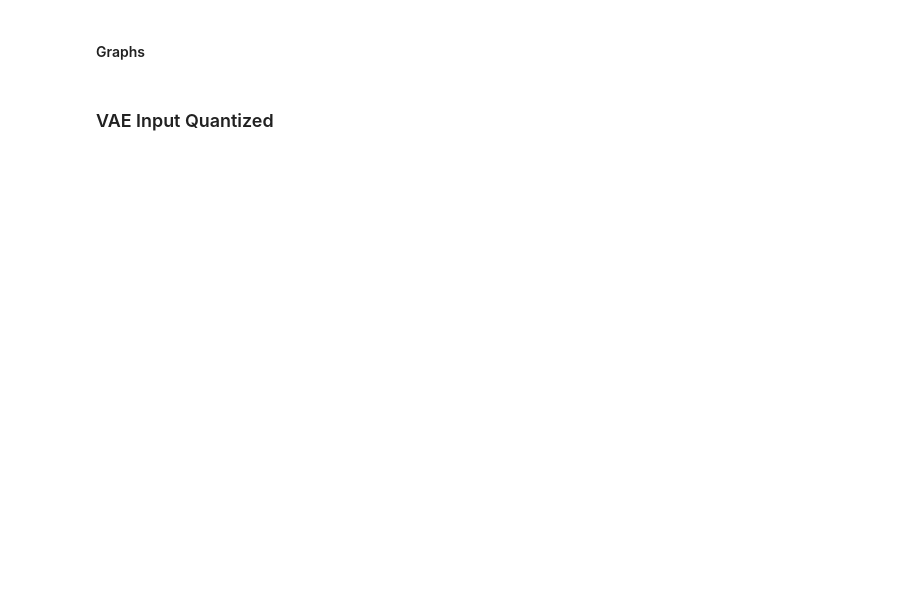
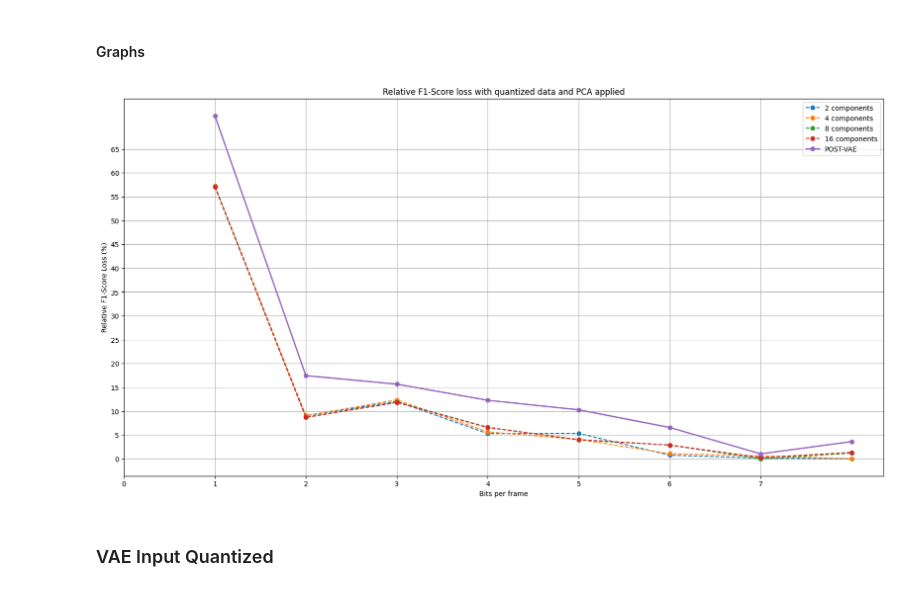
Before and after one commit to PolCeru/CSI-Compression, a Jupyter notebook: presence/VAE/VAE_PCA_compression_presence.ipynb, the cells around one changed output. Saved outputs shown, nothing was run; the diff lists cells and outputs as text; code cells hidden in the pictures; blank space fills up the shorter version.

```diff
--- a/presence/VAE/VAE_PCA_compression_presence.ipynb
+++ b/presence/VAE/VAE_PCA_compression_presence.ipynb
@@ -1984,10 +2008,9 @@ for num_levels in levels:
     test_dump_dir=os.path.join(dumps_directory, f'test/{num_levels}_lvls.pkl')
 
     # Test model
-    f1_result = results_test(train_dump_dir, test_dump_dir, num_components, num_levels)
+    f1_result = results_test(train_dump_dir, test_dump_dir, num_levels)
     results.append(
         {
-            "num_components": num_components,
             "num_levels": num_levels,
             "f1_score": f1_result
         })
@@ -2292,8 +2357,8 @@ results_df.to_csv('./results_csv/VQ/accuracy.csv', index=False)
 # %% [markdown]
 #### Bits
 # %%
-#components = [i for i in range(1, 10)] + [i for i in range (10, 20, 2)] + [i for i in range(20, 35, 5)] + [40]
-components = [2, 4, 8, 16]
+components = [i for i in range(1, 10)] + [i for i in range (10, 20, 2)] + [i for i in range(20, 35, 5)] + [40]
+#components = [2, 4, 8, 16]
 levels = [2**i for i in range(1, 9)]
 time_window = 3 #seconds
 window_size = 64 # for 3 second
@@ -2337,7 +2402,7 @@ for num_components in components:
 
         print (f"DF_QUANTIZED")
         df_test_quantized = pd.DataFrame(test_quantized, columns=['centroid_num'])
-        QT_feature, QT_frame, QT_window_feature, QT_window, QT_total = bits_needed(df_test_quantized, num_levels, verbose=True)
+        QT_feature, QT_frame, QT_window_feature, QT_window, QT_total = bits_needed(df_test_quantized, window_size, num_levels, verbose=True)
 
         #Huffman
         df_encoded_test, huffman_codes_test = apply_encoding(df_test_quantized)
@@ -2403,25 +2485,27 @@ df_VAE_f1_bits.to_csv(f'./results_csv/VQ/VAE_results.csv', index=False)
 # %%
 df_f1_bit = pd.read_csv(f'./results_csv/VQ/results.csv')
 df_VAE_f1_bits = pd.read_csv(f'./results_csv/VQ/VAE_results.csv')
 
-df_VAE_f1_bits = df_VAE_f1_bits[df_VAE_f1_bits['num_levels'] <= 256] #save the results for levels <= 256 (to have proper comparison in the graphs)
+components = [2, 4, 8, 16]
 
 plt.figure(figsize=(20, 10))
 for num_components in df_f1_bit['num_components'].unique():
     if num_components not in components:
         continue
     target_data = df_f1_bit[df_f1_bit['num_components'] == num_components]
     plt.plot(target_data['QT_frame'], target_data['f1_loss'], marker='o', linestyle='--', label=f'{num_components} components')
 plt.plot(df_VAE_f1_bits['QT_frame'], df_VAE_f1_bits['f1_loss'], marker='o', label='POST-VAE', linewidth=2)
 plt.title('Relative F1-Score loss with quantized data and PCA applied')
 plt.xticks(np.arange(0, 8, 1))
 plt.xlabel('Bits per frame')
 plt.yticks(np.arange(0, 70, 5))
 plt.ylabel('Relative F1-Score Loss (%)')
 plt.legend()
 plt.grid()
 plt.savefig(os.path.join('results_graphs/VQ/accuracy-bit[BxF].png'))
 plt.show()
+# %% [output]
+[figure, added]
 # %%
 df_f1_bit = pd.read_csv(f'./results_csv/VQ/results.csv')
 df_VAE_f1_bits = pd.read_csv(f'./results_csv/VQ/VAE_results.csv')
```
Also changed, not shown: parts of 16 cells of this notebook.
